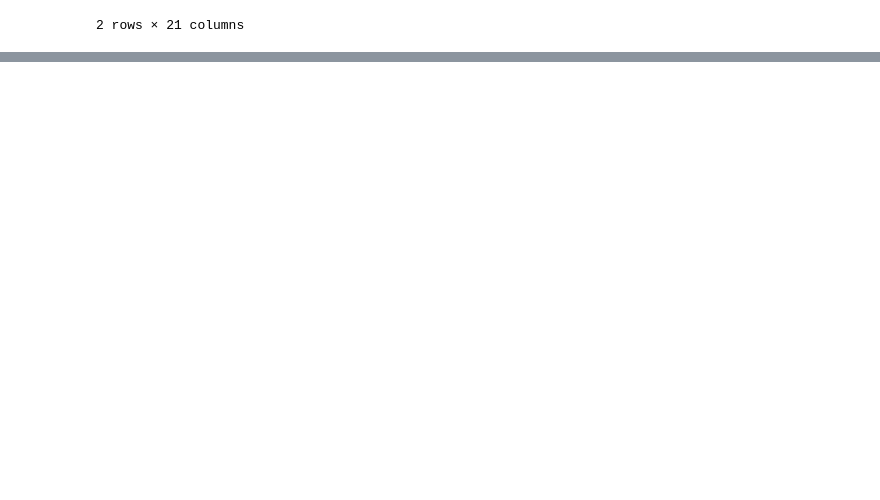
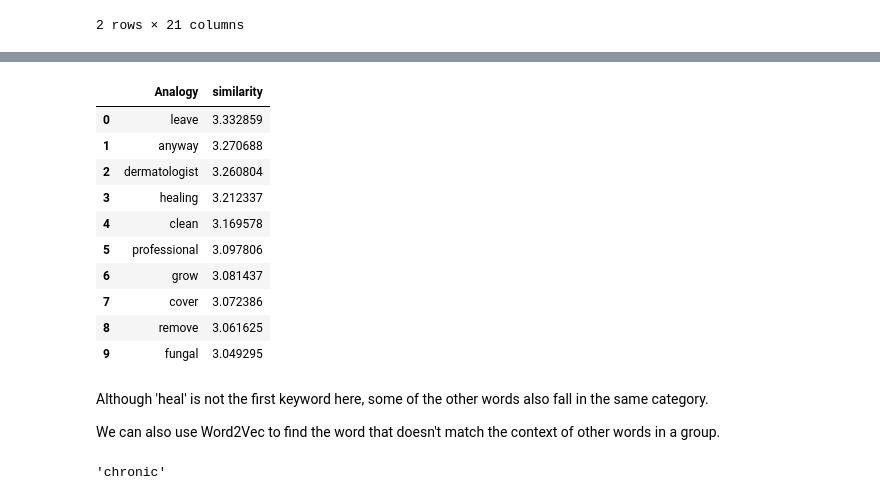
Before and after one commit to aus10powell/Automated-Health-Responses, a Jupyter notebook: notebooks/more_notebooks_to_work_with_dataset/topics_visualization.ipynb, the cells around one changed output, grey strips where cells are left out. Saved outputs shown, nothing was run; the diff lists cells and outputs as text; code cells hidden in the pictures; blank space fills up the shorter version.

```diff
--- a/notebooks/more_notebooks_to_work_with_dataset/topics_visualization.ipynb
+++ b/notebooks/more_notebooks_to_work_with_dataset/topics_visualization.ipynb
@@ -26,0 +107,34 @@ Shape (557648, 21)
+# %%
+start = time.time();
+
+#Set the logging format to get some basic updates.
+logging.basicConfig(format='%(asctime)s : %(levelname)s : %(message)s',\
+    level=logging.INFO)
+
+# Set values for various parameters
+num_features = 200;    # Dimensionality of the hidden layer representation
+min_word_count = 40;   # Minimum word count to keep a word in the vocabulary
+num_workers = multiprocessing.cpu_count() -1;       # Number of threads to run in parallel set to total number of cpus.
+context = 5          # Context window size (on each side)
+downsampling = 1e-3   # Downsample setting for frequent words
+iterations = 15
+sg = 1 # 1 for skip-gram, 0 for cbow
+
+# Initialize and train the model.
+#The LineSentence object allows us to pass in a file name directly as input to Word2Vec,
+#instead of having to read it into memory first.
+
+print("Training model...");
+model = word2vec.Word2Vec(word2vec.LineSentence('../../data/nltk_cleaned_comments.txt'), workers=num_workers, \
+            size=num_features, min_count = min_word_count, \
+            window = context, sample = downsampling,iter=iterations,sg=sg);
+
+# We don't plan on training the model any further, so calling
+# init_sims will make the model more memory efficient by normalizing the vectors in-place.
+model.init_sims(replace=True);
+
+# Save the model
+model_name = "model_full_reddit";
+model.save(model_name);
+
+print('Total time: ' + str((time.time() - start)) + ' secs')
@@ -26,0 +248,28 @@ Shape (557648, 21)
+# %%
+def  get_word_table(table, key, sim_key='similarity', show_sim = True):
+    if show_sim == True:
+        return pd.DataFrame(table, columns=[key, sim_key])
+    else:
+        return pd.DataFrame(table, columns=[key, sim_key])[key]
+# %%
+get_word_table(model.wv.most_similar_cosmul(positive=['heal'], negative=['pain','stomach']), 'Analogy')
+# %% [output]
+|  | Analogy | similarity |
+| 0 | leave | 3.332859 |
+| 1 | anyway | 3.270688 |
+| 2 | dermatologist | 3.260804 |
+| 3 | healing | 3.212337 |
+| 4 | clean | 3.169578 |
+| 5 | professional | 3.097806 |
+| 6 | grow | 3.081437 |
+| 7 | cover | 3.072386 |
+| 8 | remove | 3.061625 |
+| 9 | fungal | 3.049295 |
+# %% [markdown]
+Although 'heal' is not the first keyword here, some of the other words also fall in the same category.
+
+We can also use Word2Vec to find the word that doesn't match the context of other words in a group.
+# %%
+model.wv.doesnt_match("chronic pain stomach creatinine".split())
+# %% [output]
+'chronic'
```
Also changed, not shown: parts of 23 cells of this notebook, 54 other files.
